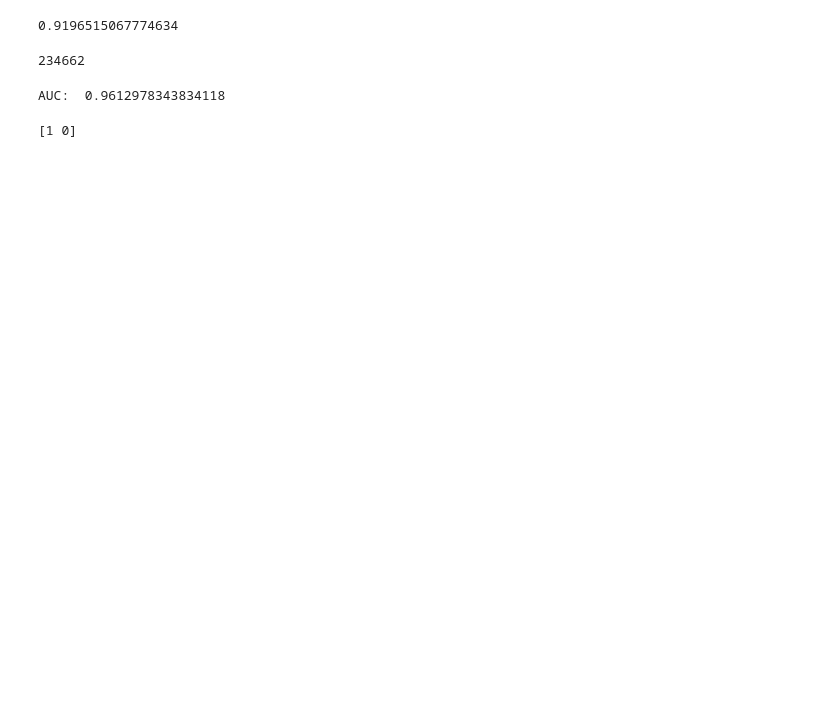
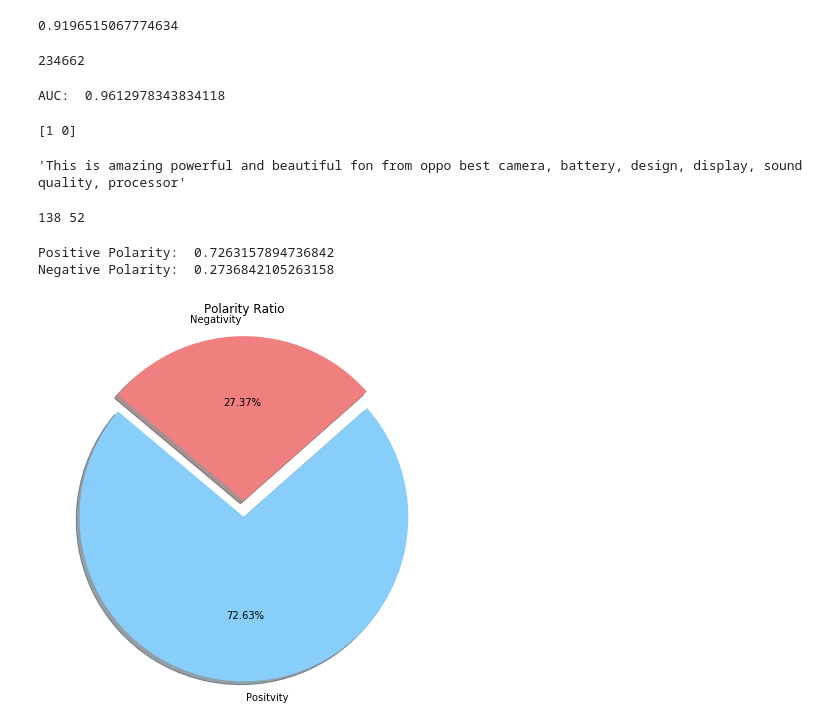
Before and after one commit to vermaayu/ProductReviewAnalysis, a Jupyter notebook: FinalProject/MainPart2.ipynb, the cells around one changed output. Saved outputs shown, nothing was run; the diff lists cells and outputs as text; code cells hidden in the pictures; blank space fills up the shorter version.

```diff
--- a/FinalProject/MainPart2.ipynb
+++ b/FinalProject/MainPart2.ipynb
@@ -127,8 +142,3 @@ X_train_vectorized
 # %% [output]
 <286511x58585 sparse matrix of type '<class 'numpy.int64'>'
         with 7545211 stored elements in Compressed Sparse Row format>
-# %%
-from sklearn.linear_model import LogisticRegression
-
-model = LogisticRegression(solver='lbfgs', multi_class='auto')
-model.fit(X_train_vectorized, Y_train)
@@ -166,3 +176,46 @@ print(model.predict(vect.transform(['not an issue, phone is working',
                                     'an issue, phone is not working'])))
 # %% [output]
 [1 0]
+# %%
+Lines = fetch_file("dataset.txt")
+Lines[0]
+# %% [output]
+'This is amazing powerful and beautiful fon from oppo best camera, battery, design, display, sound quality, processor'
+# %%
+pos_count = 0
+neg_count = 0
+
+for i in range(0, len(Lines)):
+    flag = int(model.predict(vect.transform([Lines[i]])))
+    if(flag == 1):
+        pos_count = pos_count+1
+    else:
+        neg_count = neg_count+1
+
+print(pos_count, neg_count)
+# %% [output]
+138 52
+# %%
+positive_polarity = (pos_count/(pos_count + neg_count))
+print("Positive Polarity: ", positive_polarity)
+negative_polarity = (neg_count/(pos_count + neg_count))
+print("Negative Polarity: ", negative_polarity)
+# %% [output]
+Positive Polarity:  0.7263157894736842
+Negative Polarity:  0.2736842105263158
+# %%
+labels = 'Positvity', 'Negativity'
+sizes = [(positive_polarity*100), (negative_polarity*100)]
+explode = (0, 0.1)
+colours = ['lightskyblue', 'lightcoral']
+
+fig1, ax1 = plt.subplots()
+fig = plt.gcf() ########################################################
+fig.set_size_inches(7,7)
+ax1.pie(sizes, colors=colours, explode=explode, labels=labels, autopct='%1.2f%%',  shadow=True, startangle=140)
+ax1.axis('equal')
+ax1.set_title("Polarity Ratio")
+
+plt.show()
+# %% [output]
+[figure, added]
```
Also changed, not shown: parts of 10 cells of this notebook, 3 other files.
